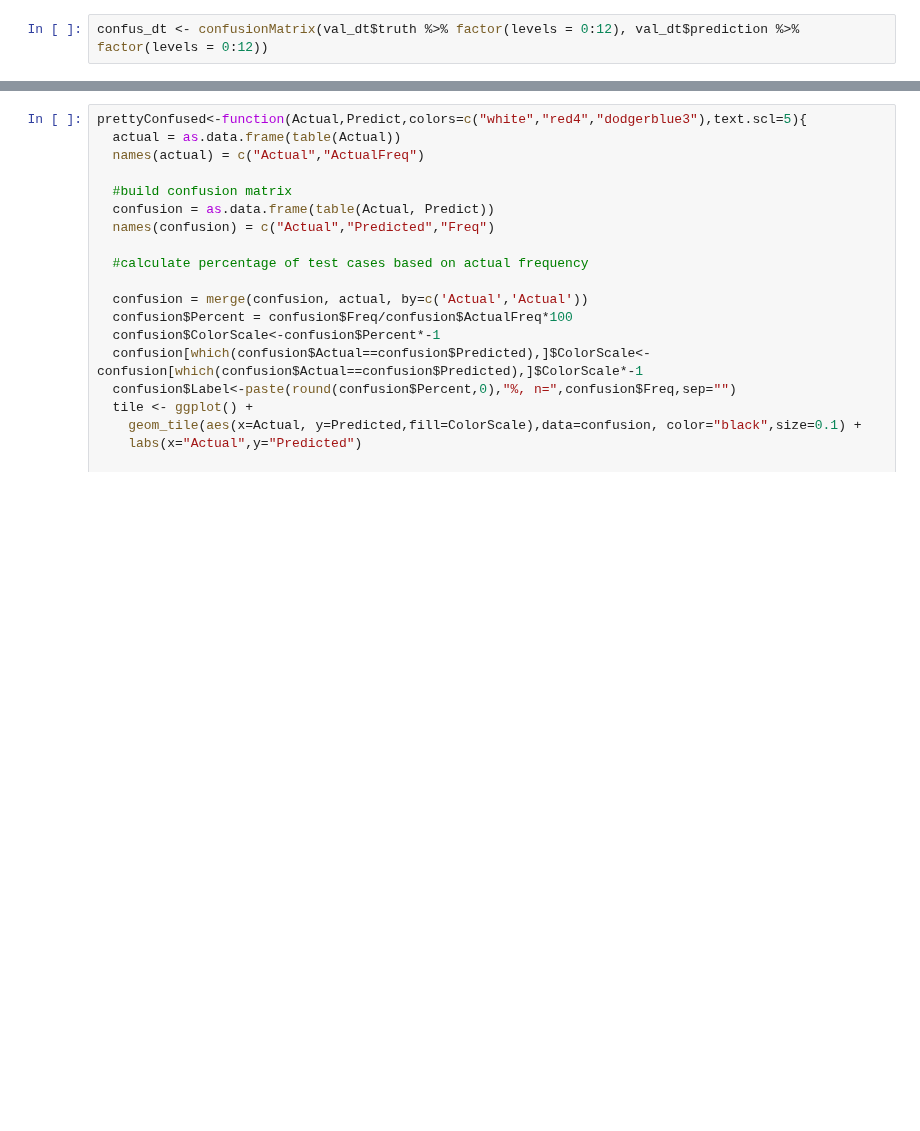
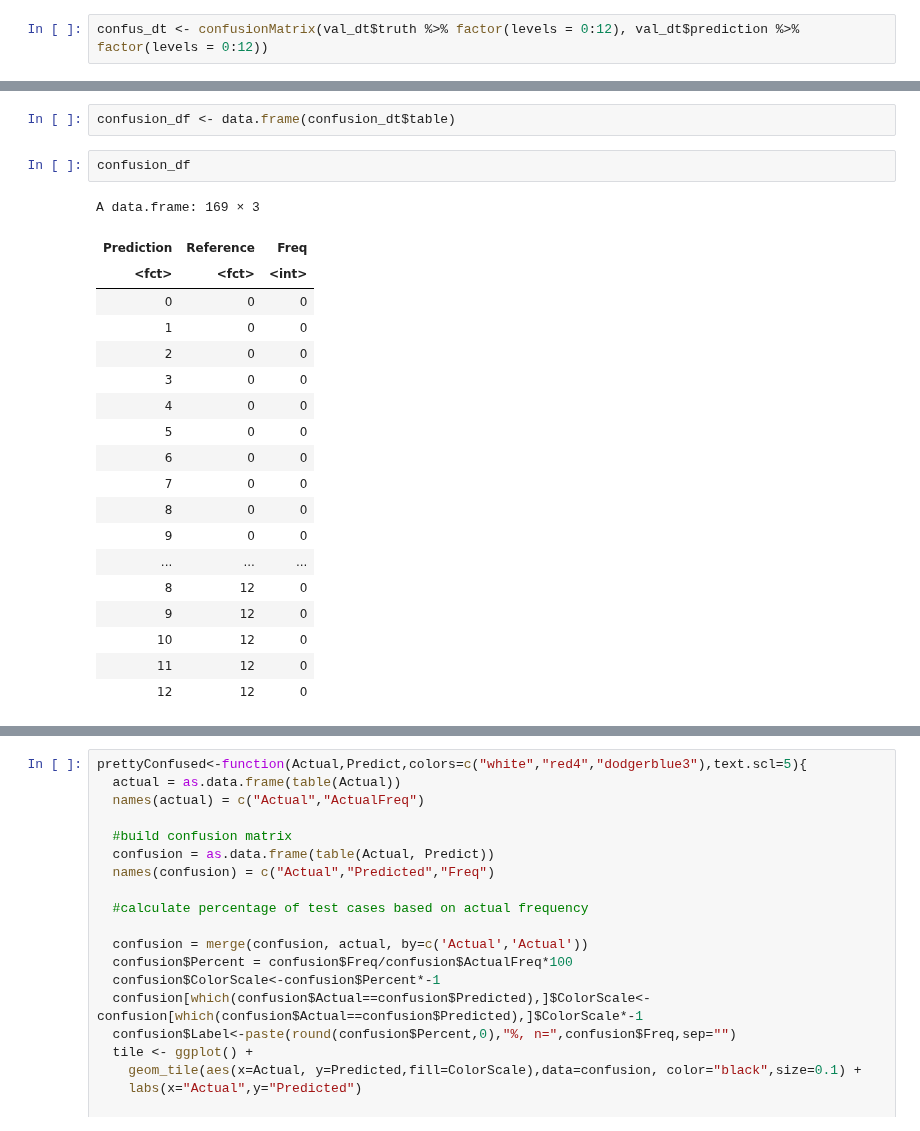
Before and after one commit to MadmanMarble/Planet_U-NET, a Jupyter notebook: R_matrix_analysis_plotting_20240326.ipynb, the cells around one changed output, grey strips where cells are left out. Drawn from its saved outputs; the diff is of its cells as text; blank space fills up the shorter version.

```diff
--- a/R_matrix_analysis_plotting_20240326.ipynb
+++ b/R_matrix_analysis_plotting_20240326.ipynb
@@ -140,0 +229,24 @@ confus_dt <- confusionMatrix(val_dt$truth %>% factor(levels = 0:12), val_dt$pred
+# %%
+confusion_df <- data.frame(confusion_dt$table)
+# %%
+confusion_df
+# %% [output]
+A data.frame: 169 × 3
+| Prediction | Reference | Freq |
+| <fct> | <fct> | <int> |
+| 0 | 0 | 0 |
+| 1 | 0 | 0 |
+| 2 | 0 | 0 |
+| 3 | 0 | 0 |
+| 4 | 0 | 0 |
+| 5 | 0 | 0 |
+| 6 | 0 | 0 |
+| 7 | 0 | 0 |
+| 8 | 0 | 0 |
+| 9 | 0 | 0 |
+| ... | ... | ... |
+| 8 | 12 | 0 |
+| 9 | 12 | 0 |
+| 10 | 12 | 0 |
+| 11 | 12 | 0 |
+| 12 | 12 | 0 |
```
Also changed, not shown: parts of 39 cells of this notebook.
